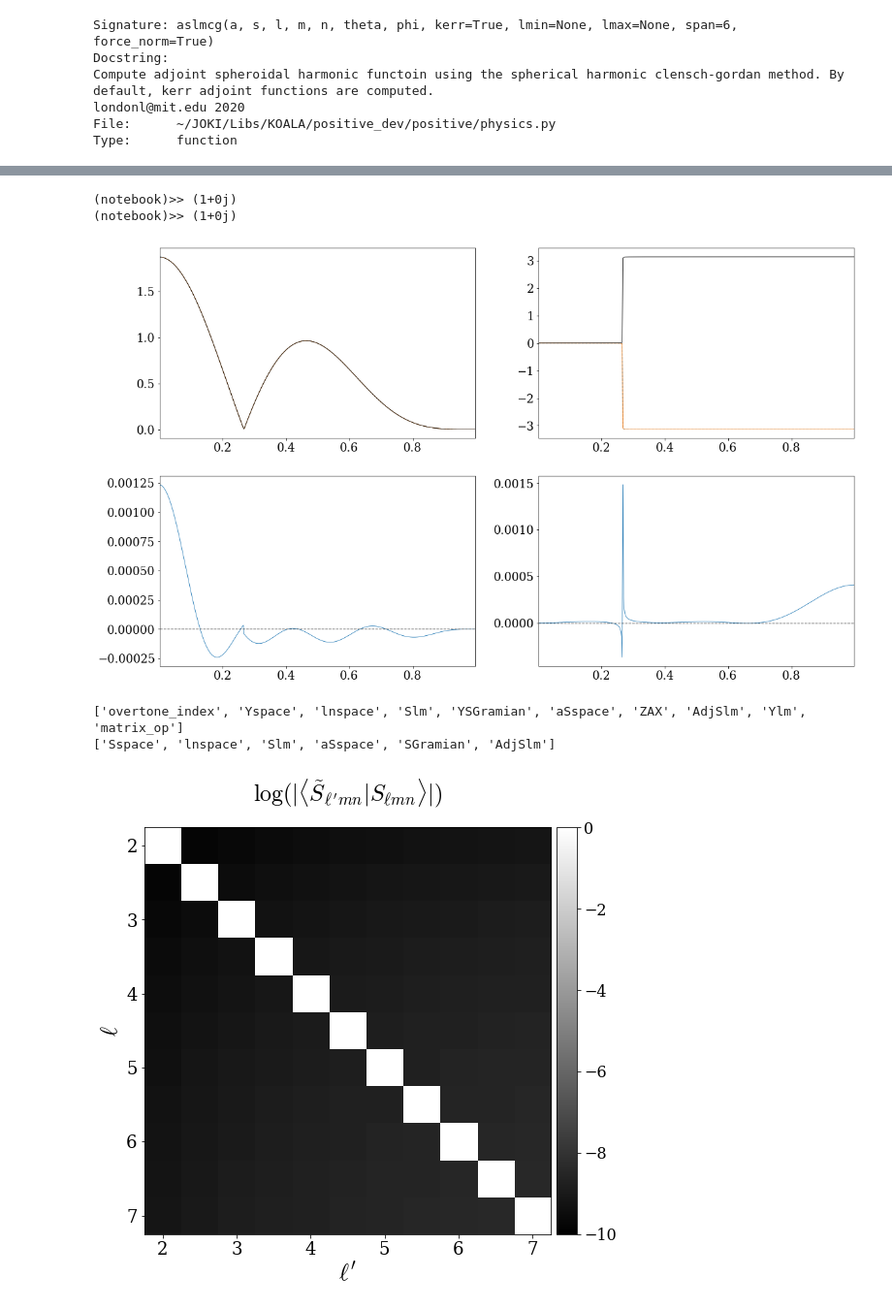
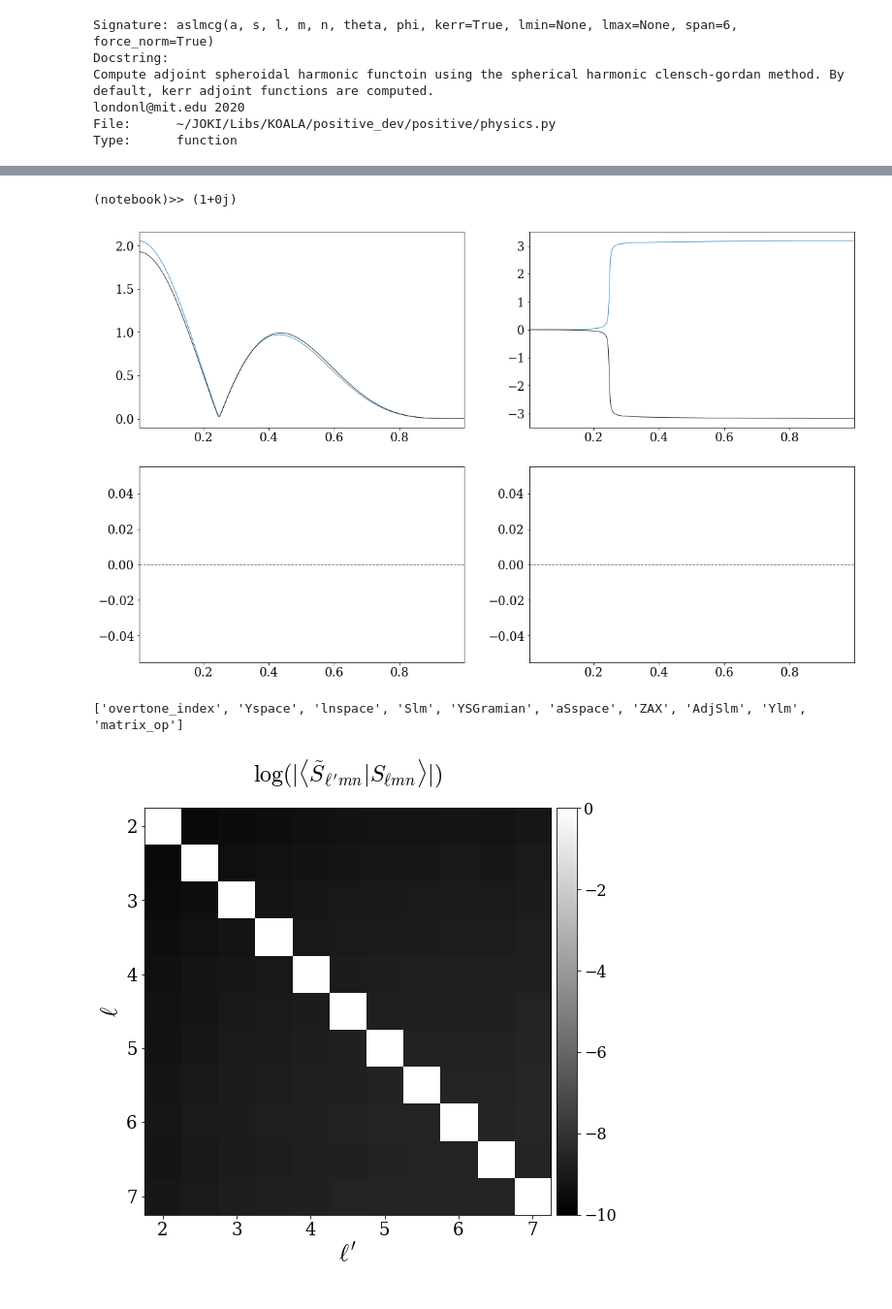
Before and after one commit to llondon6/koalas, a Jupyter notebook: examples/aslmcg_example.ipynb, the cells around one changed output, grey strips where cells are left out. Shown at 97% size. Saved outputs shown, nothing was run; the diff lists cells and outputs as text; code cells hidden in the pictures.

```diff
--- a/examples/aslmcg_example.ipynb
+++ b/examples/aslmcg_example.ipynb
@@ -23,8 +23,8 @@ londonl@mit.edu 2020
 File:      ~/JOKI/Libs/KOALA/positive_dev/positive/physics.py
 Type:      function
 # %%
-a = 0.01
-s,l,m,n = -2,2,2,0
+a = 0.7
+s,l,m,n,p = -2,2,2,0,1
 theta = linspace(0,pi,int(2**9))[1:-1]
 phi = 0
 
@@ -32,6 +32,6 @@ cw,A1 = leaver(a,l,m,n)
 aw = a*cw
 
 # Compute adjoint spheroidal using spheroidal expansion as a check
-foo = slm_dual_set( a, l, m, n, theta, phi, s=s, lmax=8 )
+# foo = slm_dual_set( a, l, m, n, theta, phi, s=s, lmax=8 )
 # %%
-bar = aslmcg( a, s, l, m, n, theta, phi, span=10 )
+bar = aslmcg( a, s, l, m, n, p, theta, phi, span=10 )
@@ -56,49 +65,47 @@ Type:      function
 ll = l+1
 
 S = bar['Slm'][ll]/sqrt(prod( bar['Slm'][ll], bar['Slm'][ll],theta,WEIGHT_FUNCTION=sin(theta)))
-aS1 = foo['AdjSlm'][ ll ]/sqrt(prod(foo['AdjSlm'][ ll ],foo['AdjSlm'][ ll ],theta,WEIGHT_FUNCTION=sin(theta)))
+# aS1 = foo['AdjSlm'][ ll ]/sqrt(prod(foo['AdjSlm'][ ll ],foo['AdjSlm'][ ll ],theta,WEIGHT_FUNCTION=sin(theta)))
 aS2 = bar['AdjSlm'][ ll ]/sqrt(prod(bar['AdjSlm'][ ll ],bar['AdjSlm'][ ll ],theta,WEIGHT_FUNCTION=sin(theta)))
 u = theta/pi
 pha = lambda x: unwrap( angle(x) )-unwrap( angle(x) )[0]
 
 fig = figure( figsize=3*figaspect(0.618) )
 
 b = 1.0
 
 alert( prod(b*aS2,b*aS2,theta,WEIGHT_FUNCTION=sin(theta)) )
-alert( prod(b*aS1,b*aS1,theta,WEIGHT_FUNCTION=sin(theta)) )
+# alert( prod(b*aS1,b*aS1,theta,WEIGHT_FUNCTION=sin(theta)) )
 
 subplot(2,2,1)
-plot( u, b*abs(aS1),ls='--' )
+# plot( u, b*abs(aS1),ls='--' )
 plot( u, b*abs(aS2) )
 plot( u, b*abs(S), color='k',ls='-' )
 xlim( lim(u) )
 
 subplot(2,2,2)
-plot( u, pha(aS1),ls='--' )
+# plot( u, pha(aS1),ls='--' )
 plot( u, pha(aS2) )
 plot( u, pha(S), color='k',ls='-' )
 xlim( lim(u) );
 
 subplot(2,2,3)
-plot( u, b*(abs(aS1)-abs(aS2)) )
+# plot( u, b*(abs(aS1)-abs(aS2)) )
 plot( u, b*abs(S)*0, color='k',ls='--' )
 xlim( lim(u) )
 
 subplot(2,2,4)
-plot( u, pha(aS1)-pha(aS2) )
+# plot( u, pha(aS1)-pha(aS2) )
 plot( u, pha(S)*0, color='k',ls='--' )
 xlim( lim(u) );
 # %% [output]
 (notebook)>> (1+0j)
-(notebook)>> (1+0j)
-[figure, old version]
+[figure, new version]
 # %%
 print(bar.keys())
-print(foo.keys())
+# print(foo.keys())
 # %% [output]
 ['overtone_index', 'Yspace', 'lnspace', 'Slm', 'YSGramian', 'aSspace', 'ZAX', 'AdjSlm', 'Ylm', 'matrix_op']
-['Sspace', 'lnspace', 'Slm', 'aSspace', 'SGramian', 'AdjSlm']
 # %%
 x = zeros_like(bar['YSGramian'])
 for aa in range(len(bar['lnspace'])):
```
Also changed, not shown: parts of 7 cells of this notebook, 2 other files.
